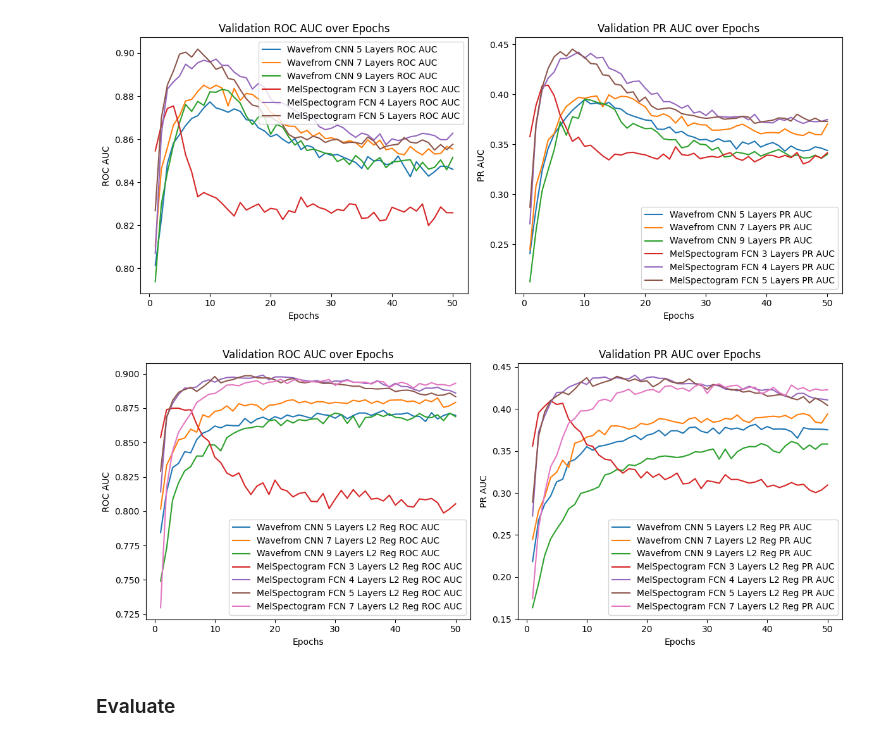
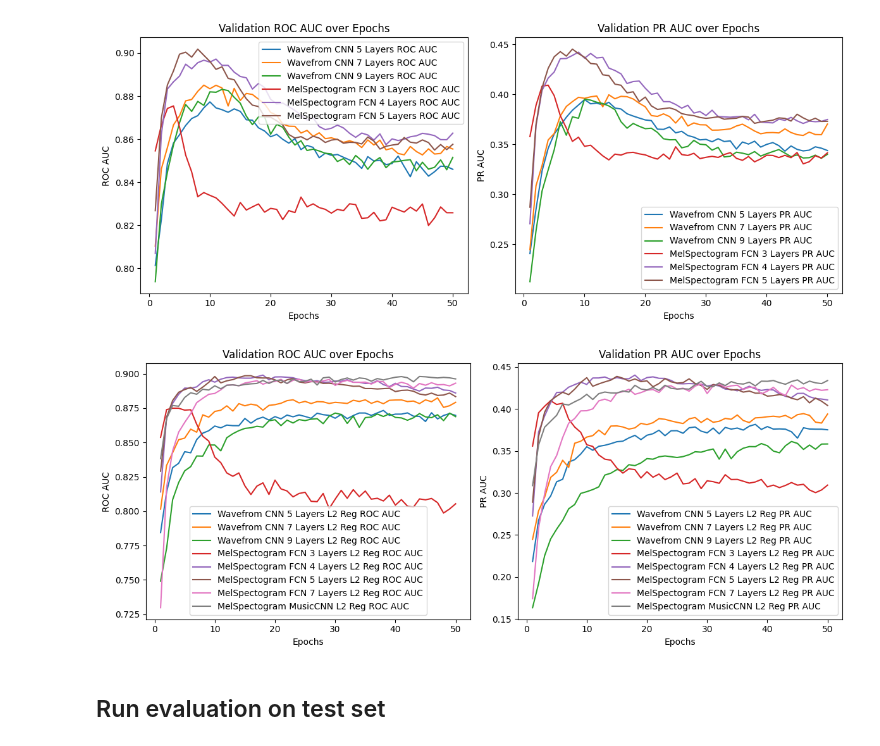
Before and after one commit to syeon0928/tagging-music-sequences, a Jupyter notebook: notebooks/evaluation.ipynb, the cells around one changed output. Cells and saved outputs as stored; diff of their text form; code cells hidden in the pictures.

Commit message:
Include music cnn in evaluation and cleanup

```diff
--- a/notebooks/evaluation.ipynb
+++ b/notebooks/evaluation.ipynb
@@ -30,6 +36,9 @@ melcnn5 = melcnn5().to(device)
 
 melcnn7 = getattr(models, 'FCN7')
 melcnn7 = melcnn7().to(device)
+
+musicccn = getattr(models, 'MusicCNN')
+musicccn = musicccn().to(device)
 # %%
 # Initialize the Trainer
 # Trained on raw signal
@@ -72,4 +81,8 @@ trainer_mel5_l2.load_model('../models/FCN5_final_l2_20231201-2127.pth')
 
 trainer_mel7_l2 = Trainer(melcnn7, train_loader=None, valid_loader=None, learning_rate=0.001, device=device)
 trainer_mel7_l2.load_model('../models/FCN7_final_l2_20231201-2215.pth')
+
+# MusicCNN
+trainer_musiccnn_l2 = Trainer(musicccn, train_loader=None, valid_loader=None, learning_rate=0.001, device=device)
+trainer_musiccnn_l2.load_model('../models/MusicCNN_final_20231206-2014.pth')
 # %%
@@ -139,36 +159,36 @@ plt.figure(figsize=(12, 5))
 plt.subplot(1, 2, 1)  # 1 row, 2 columns, first subplot
 plt.plot(epochs, trainer5_l2.history['val_roc_auc'], label='Wavefrom CNN 5 Layers L2 Reg ROC AUC')
 plt.plot(epochs, trainer7_l2.history['val_roc_auc'], label='Wavefrom CNN 7 Layers L2 Reg ROC AUC')
 plt.plot(epochs, trainer9_l2.history['val_roc_auc'], label='Wavefrom CNN 9 Layers L2 Reg ROC AUC')
 plt.plot(epochs, trainer_mel3_l2.history['val_roc_auc'], label='MelSpectogram FCN 3 Layers L2 Reg ROC AUC')
 plt.plot(epochs, trainer_mel4_l2.history['val_roc_auc'], label='MelSpectogram FCN 4 Layers L2 Reg ROC AUC')
 plt.plot(epochs, trainer_mel5_l2.history['val_roc_auc'], label='MelSpectogram FCN 5 Layers L2 Reg ROC AUC')
 plt.plot(epochs, trainer_mel7_l2.history['val_roc_auc'], label='MelSpectogram FCN 7 Layers L2 Reg ROC AUC')
+plt.plot(epochs, trainer_musiccnn_l2.history['val_roc_auc'], label='MelSpectogram MusicCNN L2 Reg ROC AUC')
 plt.title('Validation ROC AUC over Epochs')
 plt.xlabel('Epochs')
 plt.ylabel('ROC AUC')
 plt.legend()
 
 # Plot for val_pr_auc
 plt.subplot(1, 2, 2)  # 1 row, 2 columns, second subplot
 plt.plot(epochs, trainer5_l2.history['val_pr_auc'], label='Wavefrom CNN 5 Layers L2 Reg PR AUC')
 plt.plot(epochs, trainer7_l2.history['val_pr_auc'], label='Wavefrom CNN 7 Layers L2 Reg PR AUC')
 plt.plot(epochs, trainer9_l2.history['val_pr_auc'], label='Wavefrom CNN 9 Layers L2 Reg PR AUC')
 plt.plot(epochs, trainer_mel3_l2.history['val_pr_auc'], label='MelSpectogram FCN 3 Layers L2 Reg PR AUC')
 plt.plot(epochs, trainer_mel4_l2.history['val_pr_auc'], label='MelSpectogram FCN 4 Layers L2 Reg PR AUC')
 plt.plot(epochs, trainer_mel5_l2.history['val_pr_auc'], label='MelSpectogram FCN 5 Layers L2 Reg PR AUC')
 plt.plot(epochs, trainer_mel7_l2.history['val_pr_auc'], label='MelSpectogram FCN 7 Layers L2 Reg PR AUC')
+plt.plot(epochs, trainer_musiccnn_l2.history['val_pr_auc'], label='MelSpectogram MusicCNN L2 Reg PR AUC')
 plt.title('Validation PR AUC over Epochs')
 plt.xlabel('Epochs')
 plt.ylabel('PR AUC')
 plt.legend()
 
 plt.tight_layout()
 plt.show()
 # %% [output]
-[figure, old version]
+[figure, new version]
-# %% [markdown]
-### Evaluate
 # %%
 test_annotations = 'mtat_test_label.csv'
 data_dir = '../data'
@@ -222,0 +235,2 @@ avg_loss, roc_auc, pr_auc, predicted_labels, true_labels, filepaths = trainer_me
+# %% [markdown]
+## Run evaluation on test set
```
Also changed, not shown: parts of 43 cells of this notebook, 7 other files.
